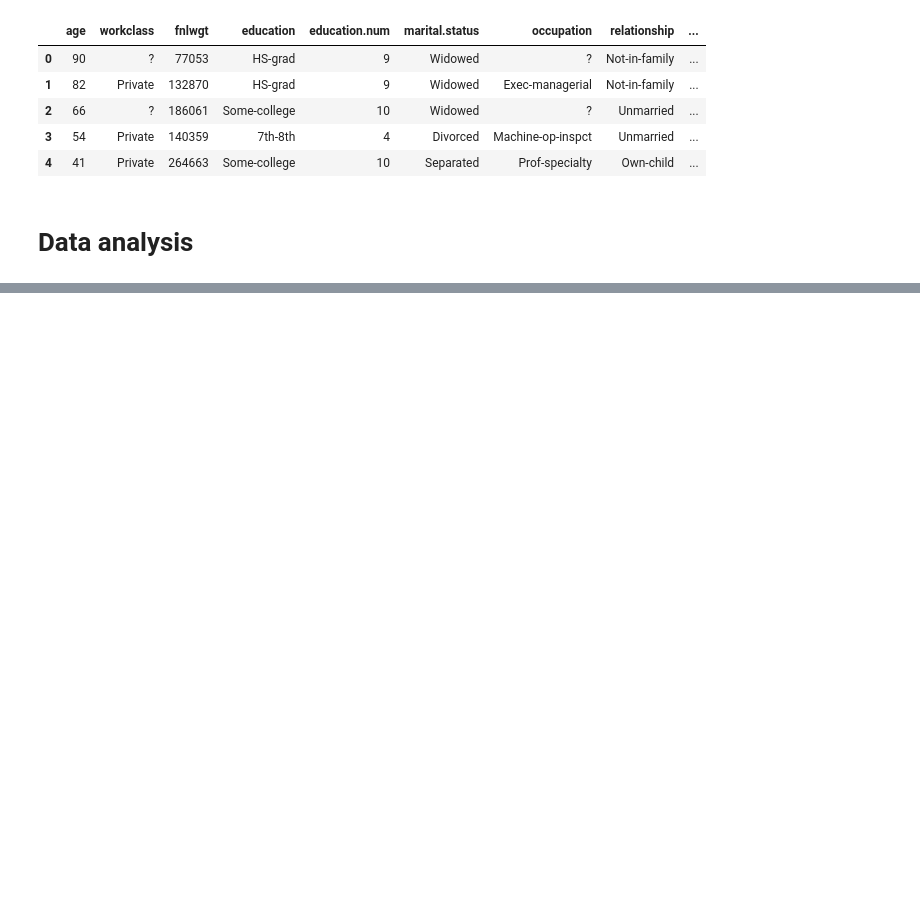
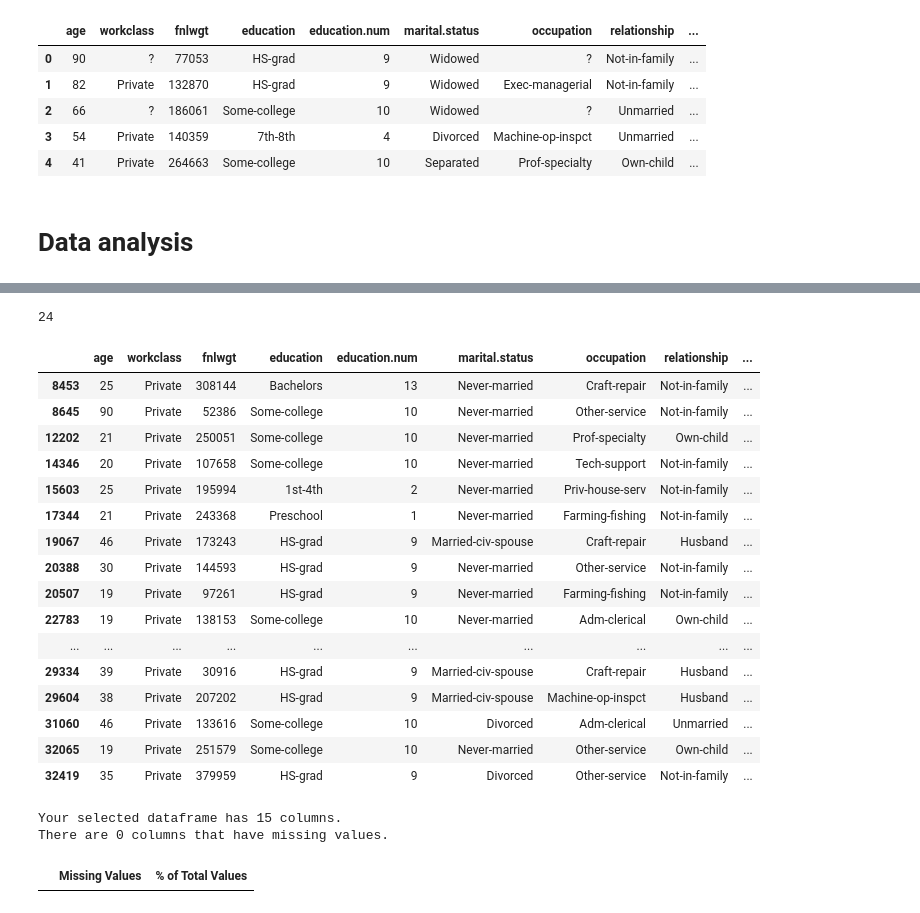
Before and after one commit to emonteiro27/data-adult-income, a Jupyter notebook: adult-income.ipynb, the cells around one changed output, grey strips where cells are left out. Cells and saved outputs as stored; diff of their text form; code cells hidden in the pictures; blank space fills up the shorter version.

Commit message:
Started data analysis. Checked duplicates, NaN values, value_counts()...

```diff
--- a/adult-income.ipynb
+++ b/adult-income.ipynb
@@ -21,0 +38,24 @@ df.head()
+# %%
+df.duplicated().sum()
+# %% [output]
+24
+# %%
+df[df.duplicated()==True]
+# %% [output]
+|  | age | workclass | fnlwgt | education | education.num | marital.status | occupation | relationship | ... |
+| 8453 | 25 | Private | 308144 | Bachelors | 13 | Never-married | Craft-repair | Not-in-family | ... |
+| 8645 | 90 | Private | 52386 | Some-college | 10 | Never-married | Other-service | Not-in-family | ... |
+| 12202 | 21 | Private | 250051 | Some-college | 10 | Never-married | Prof-specialty | Own-child | ... |
+| 14346 | 20 | Private | 107658 | Some-college | 10 | Never-married | Tech-support | Not-in-family | ... |
+| 15603 | 25 | Private | 195994 | 1st-4th | 2 | Never-married | Priv-house-serv | Not-in-family | ... |
+| 17344 | 21 | Private | 243368 | Preschool | 1 | Never-married | Farming-fishing | Not-in-family | ... |
+| 19067 | 46 | Private | 173243 | HS-grad | 9 | Married-civ-spouse | Craft-repair | Husband | ... |
+| 20388 | 30 | Private | 144593 | HS-grad | 9 | Never-married | Other-service | Not-in-family | ... |
+| 20507 | 19 | Private | 97261 | HS-grad | 9 | Never-married | Farming-fishing | Not-in-family | ... |
+| 22783 | 19 | Private | 138153 | Some-college | 10 | Never-married | Adm-clerical | Own-child | ... |
+| ... | ... | ... | ... | ... | ... | ... | ... | ... | ... |
+| 29334 | 39 | Private | 30916 | HS-grad | 9 | Married-civ-spouse | Craft-repair | Husband | ... |
+| 29604 | 38 | Private | 207202 | HS-grad | 9 | Married-civ-spouse | Machine-op-inspct | Husband | ... |
+| 31060 | 46 | Private | 133616 | Some-college | 10 | Divorced | Adm-clerical | Unmarried | ... |
+| 32065 | 19 | Private | 251579 | Some-college | 10 | Never-married | Other-service | Own-child | ... |
+| 32419 | 35 | Private | 379959 | HS-grad | 9 | Divorced | Other-service | Not-in-family | ... |
@@ -21,0 +92,6 @@ df.head()
+# %%
+missing_values_table(df)
+# %% [output]
+Your selected dataframe has 15 columns.
+There are 0 columns that have missing values.
+|  | Missing Values | % of Total Values |
```
Also changed, not shown: parts of 8 cells of this notebook.
